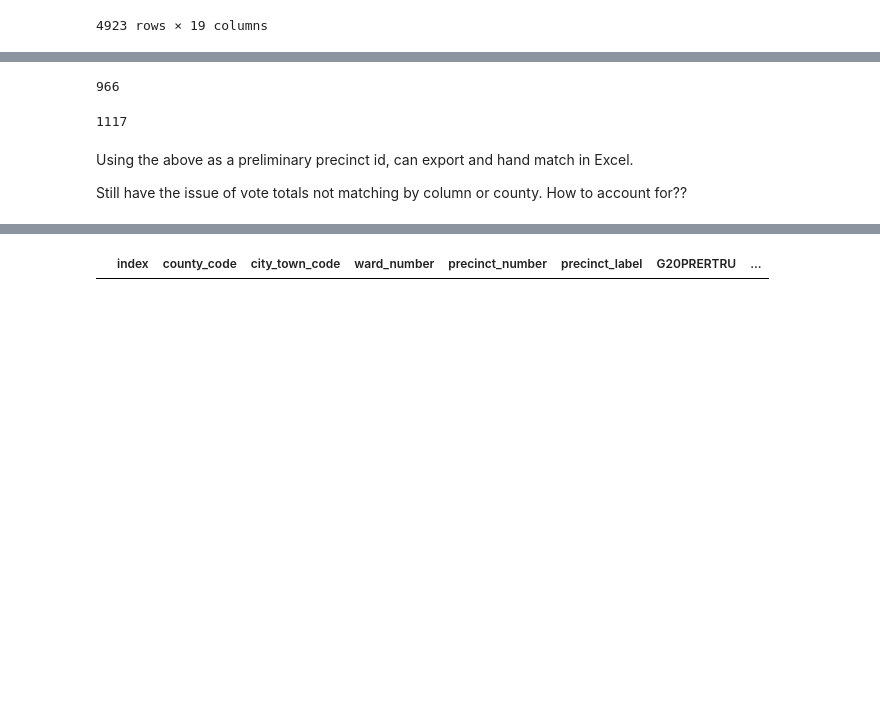
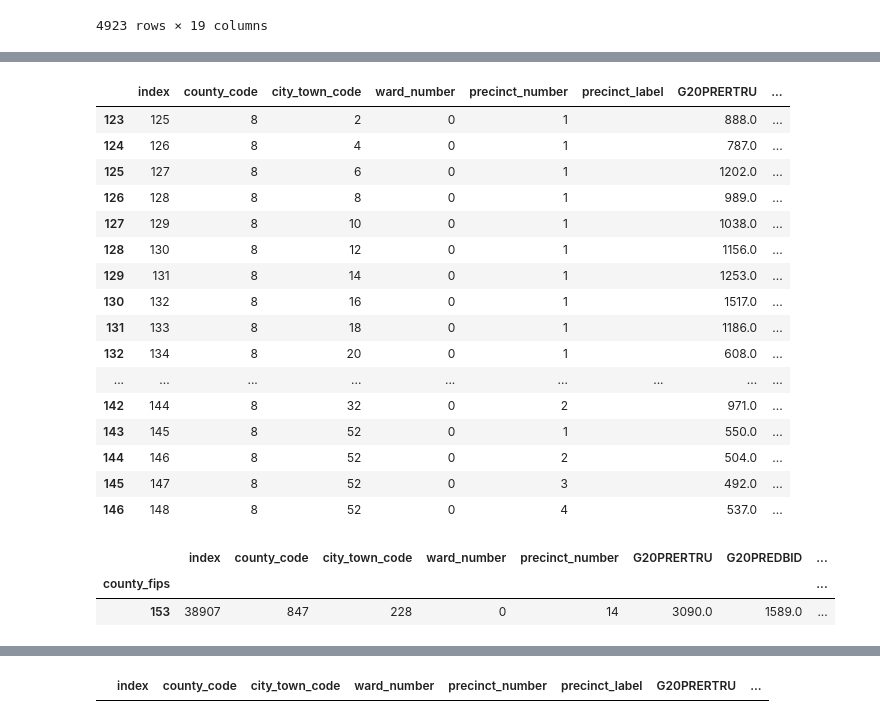
Before and after one commit to nonpartisan-redistricting-datahub/pdv-mi, a Jupyter notebook: vest-mi-2020/vest_mi_2020.ipynb, the cells around one changed output, grey strips where cells are left out. Drawn from its saved outputs; the diff is of its cells as text; code cells hidden in the pictures; blank space fills up the shorter version.

```diff
--- a/vest-mi-2020/vest_mi_2020.ipynb
+++ b/vest-mi-2020/vest_mi_2020.ipynb
@@ -246 +161,3 @@ df_pivot
+# %%
+df_pivot = df_pivot[df_pivot['city_town_name'] != '{Statistical Adjustments}']
 # %% [markdown]
@@ -381,14 +248,26 @@ gdfv['idtest1'] = (gdfv['COUNTYFIPS']+gdfv['cousubname'].str.lower()+gdfv['PRECI
-# %%
-df_pivot['idtest1'] = (df_pivot['county_fips'].astype(str).str.zfill(3) + df_pivot['city_town_name'].str.lower() + df_pivot['ward_number'].astype(str).str.zfill(2) + df_pivot['precinct_number'].astype(str).str.zfill(3))
-# %%
-len(set(gdfv['idtest1']) - set(df_pivot['idtest1']))
-# %% [output]
-966
-# %%
-len(set(df_pivot['idtest1']) - set(gdfv['idtest1']))
-# %% [output]
-1117
-# %% [markdown]
-Using the above as a preliminary precinct id, can export and hand match in Excel.
-
-Still have the issue of vote totals not matching by column or county. How to account for??
+# %%
+df_pivot[(df_pivot.county_fips == '015')]
+# %% [output]
+|  | index | county_code | city_town_code | ward_number | precinct_number | precinct_label | G20PRERTRU | ... |
+| 123 | 125 | 8 | 2 | 0 | 1 |  | 888.0 | ... |
+| 124 | 126 | 8 | 4 | 0 | 1 |  | 787.0 | ... |
+| 125 | 127 | 8 | 6 | 0 | 1 |  | 1202.0 | ... |
+| 126 | 128 | 8 | 8 | 0 | 1 |  | 989.0 | ... |
+| 127 | 129 | 8 | 10 | 0 | 1 |  | 1038.0 | ... |
+| 128 | 130 | 8 | 12 | 0 | 1 |  | 1156.0 | ... |
+| 129 | 131 | 8 | 14 | 0 | 1 |  | 1253.0 | ... |
+| 130 | 132 | 8 | 16 | 0 | 1 |  | 1517.0 | ... |
+| 131 | 133 | 8 | 18 | 0 | 1 |  | 1186.0 | ... |
+| 132 | 134 | 8 | 20 | 0 | 1 |  | 608.0 | ... |
+| ... | ... | ... | ... | ... | ... | ... | ... | ... |
+| 142 | 144 | 8 | 32 | 0 | 2 |  | 971.0 | ... |
+| 143 | 145 | 8 | 52 | 0 | 1 |  | 550.0 | ... |
+| 144 | 146 | 8 | 52 | 0 | 2 |  | 504.0 | ... |
+| 145 | 147 | 8 | 52 | 0 | 3 |  | 492.0 | ... |
+| 146 | 148 | 8 | 52 | 0 | 4 |  | 537.0 | ... |
+# %%
+df_pivot[(df_pivot.county_fips == '153')].groupby('county_fips').sum()
+# %% [output]
+|  | index | county_code | city_town_code | ward_number | precinct_number | G20PRERTRU | G20PREDBID | ... |
+| county_fips |  |  |  |  |  |  |  | ... |
+| 153 | 38907 | 847 | 228 | 0 | 14 | 3090.0 | 1589.0 | ... |
```
Also changed, not shown: parts of 65 cells of this notebook.
